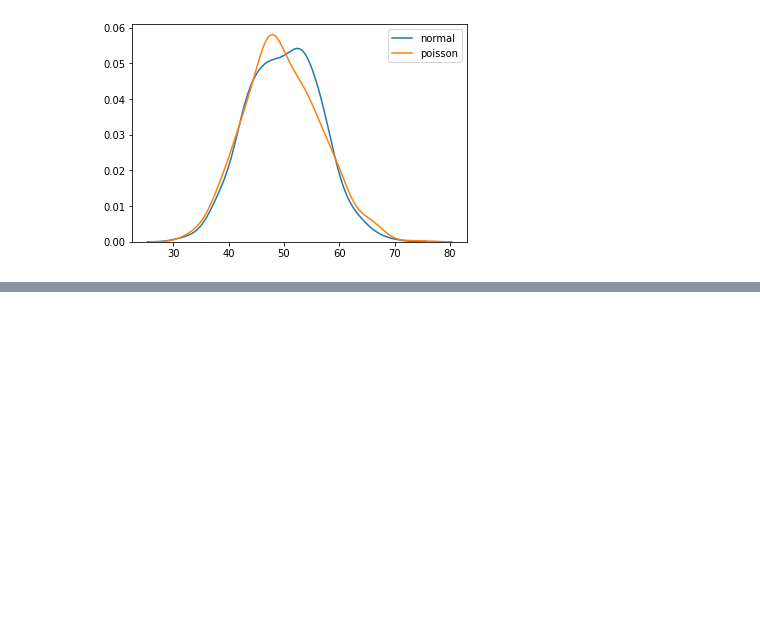
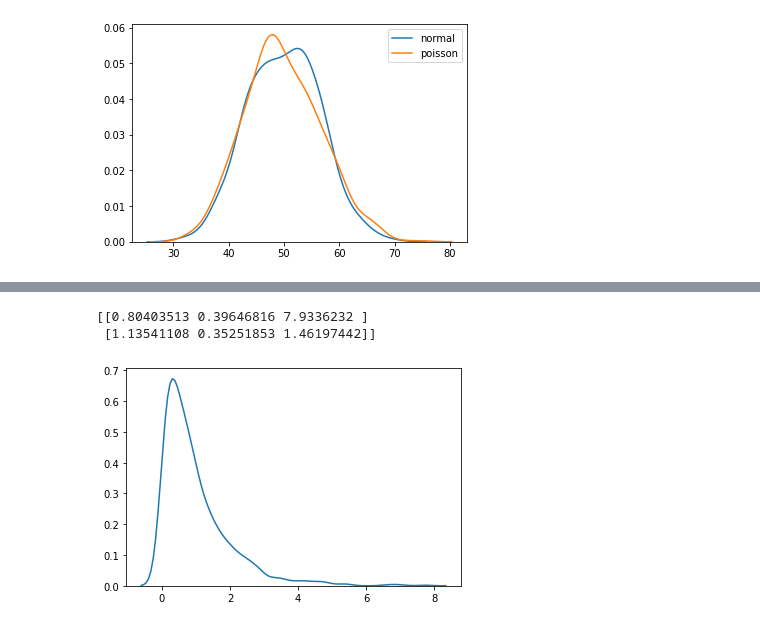
Before and after one commit to pratikshas8080/Python_Basics-, a Jupyter notebook: Random_no_in_numpy.ipynb, the cells around one changed output, grey strips where cells are left out. Saved outputs shown, nothing was run; the diff lists cells and outputs as text; code cells hidden in the pictures; blank space fills up the shorter version.

```diff
--- a/Random_no_in_numpy.ipynb
+++ b/Random_no_in_numpy.ipynb
@@ -235,0 +315,19 @@ plt.show()
+# %%
+from numpy import random
+
+x = random.exponential(scale=2, size=(2, 3))
+
+print(x)
+# %% [output]
+[[0.80403513 0.39646816 7.9336232 ]
+ [1.13541108 0.35251853 1.46197442]]
+# %%
+from numpy import random
+import matplotlib.pyplot as plt
+import seaborn as sns
+
+sns.distplot(random.exponential(size=1000), hist=False)
+
+plt.show()
+# %% [output]
+[figure, added]
```
Also changed, not shown: parts of 18 cells of this notebook.
